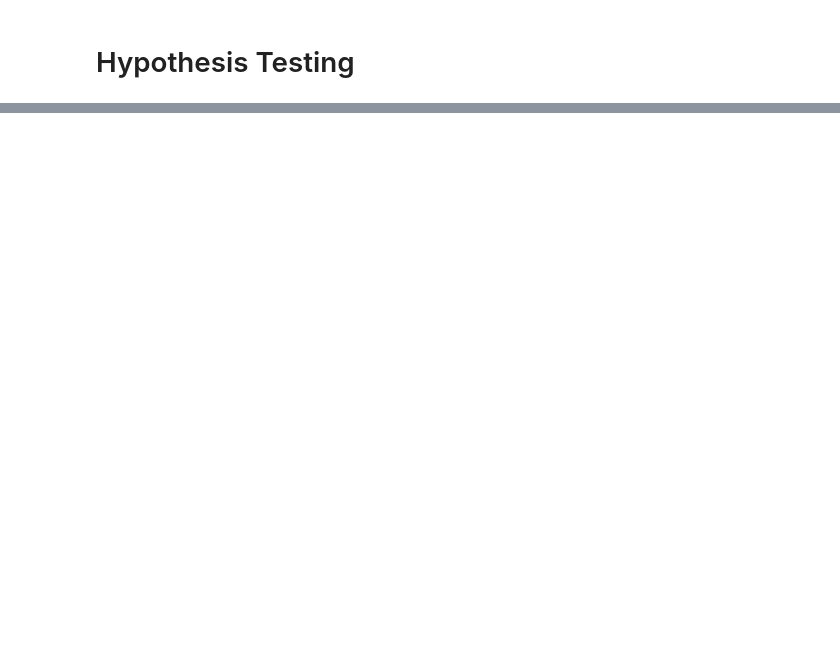
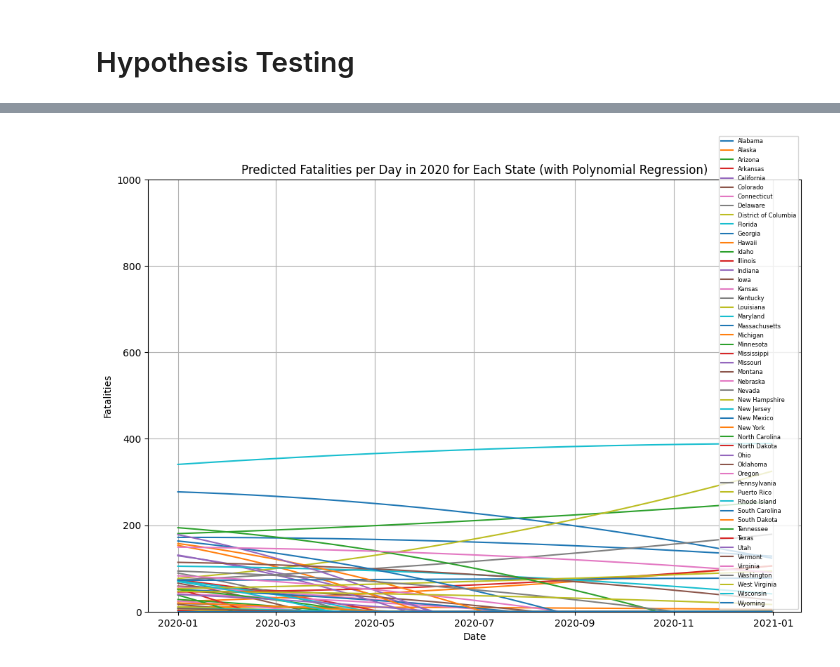
Before and after one commit to mnapa1234/mnapa1234.github.io, a Jupyter notebook: final.ipynb, the cells around one changed output, grey strips where cells are left out. Saved outputs shown, nothing was run; the diff lists cells and outputs as text; code cells hidden in the pictures; blank space fills up the shorter version.

```diff
--- a/final.ipynb
+++ b/final.ipynb
@@ -527,0 +707,17 @@ plt.show()
+# %%
+# Convert 'crashdate' column to NumPy datetime64
+crashdate_np = pd.to_datetime(pred_df['crashdate']).values.astype('datetime64[D]')
+
+# Convert 'state' column to NumPy array
+state_np = pred_df['state'].values.astype(np.int32)
+
+# Convert 'statename' column to NumPy array
+statename_np = pred_df['statename'].astype(str).values
+
+# Convert 'fatals' column to NumPy array
+fatals_np = pred_df['fatals'].values.astype(np.int32)
+
+# Combine arrays into one NumPy array
+combined_np = np.column_stack((crashdate_np, state_np, statename_np, fatals_np))
+
+combined_np
@@ -527,0 +734,67 @@ plt.show()
+# %%
+### Suppress some unwanted warnings that don't affect code functionality to make it look more readable
+warnings.filterwarnings("ignore")
+
+# Convert to DataFrame
+df = pd.DataFrame(combined_np, columns=['Date', 'State_ID', 'State_Name', 'Fatalities'])
+
+# Convert Date to ordinal (numeric representation)
+df['Date'] = pd.to_datetime(df['Date']).apply(lambda x: x.toordinal())
+
+# Aggregate fatalities by date and state
+aggregated_df = df.groupby(['Date', 'State_Name']).sum().reset_index()
+
+# Generate dates for 2020
+dates_2020 = pd.date_range(start='2020-01-01', end='2020-12-31')
+
+# Initialize an empty DataFrame to store predicted fatalities for each state
+predicted_fatalities_2020_all_states = pd.DataFrame(index=dates_2020)
+
+# Initialize variables to store metrics
+mse_list = []
+
+# Iterate over each state
+for state in df['State_Name'].unique():
+    # Filter data for the current state
+    state_df = aggregated_df[aggregated_df['State_Name'] == state]
+
+    # Extract features and target variable
+    X = state_df[['Date']].values
+    y = state_df['Fatalities'].values
+
+    # Train the polynomial regression model for the current state
+    model = make_pipeline(PolynomialFeatures(degree=3), LinearRegression())
+    model.fit(X, y)
+
+    # Convert dates for 2020 to ordinal
+    X_2020 = pd.DataFrame({'Date': dates_2020})
+    X_2020['Date'] = X_2020['Date'].apply(lambda x: x.toordinal())
+
+    # Predict fatalities for 2020 for the current state
+    predicted_fatalities_2020 = model.predict(X_2020[['Date']])
+
+    # Set negative predictions to 0
+    predicted_fatalities_2020[predicted_fatalities_2020 < 0] = 0
+
+    # Calculate Mean Squared Error
+    mse = mean_squared_error(y, model.predict(X))
+    mse_list.append(mse)
+
+    # Add predicted fatalities to the DataFrame for all states
+    predicted_fatalities_2020_all_states[state] = predicted_fatalities_2020
+
+# Plot the results
+plt.figure(figsize=(12, 8))
+for state in predicted_fatalities_2020_all_states.columns:
+    plt.plot(dates_2020, predicted_fatalities_2020_all_states[state], label=state)
+plt.xlabel('Date')
+plt.ylabel('Fatalities')
+plt.title('Predicted Fatalities per Day in 2020 for Each State (with Polynomial Regression)')
+plt.legend(fontsize='6')
+plt.grid(True)
+plt.ylim(0,1000)
+plt.show()
+# Display MSE and other statistics
+print("Mean Squared Error (MSE):", np.mean(mse_list))
+# %% [output]
+[figure, added]
```
Also changed, not shown: parts of 46 cells of this notebook.
